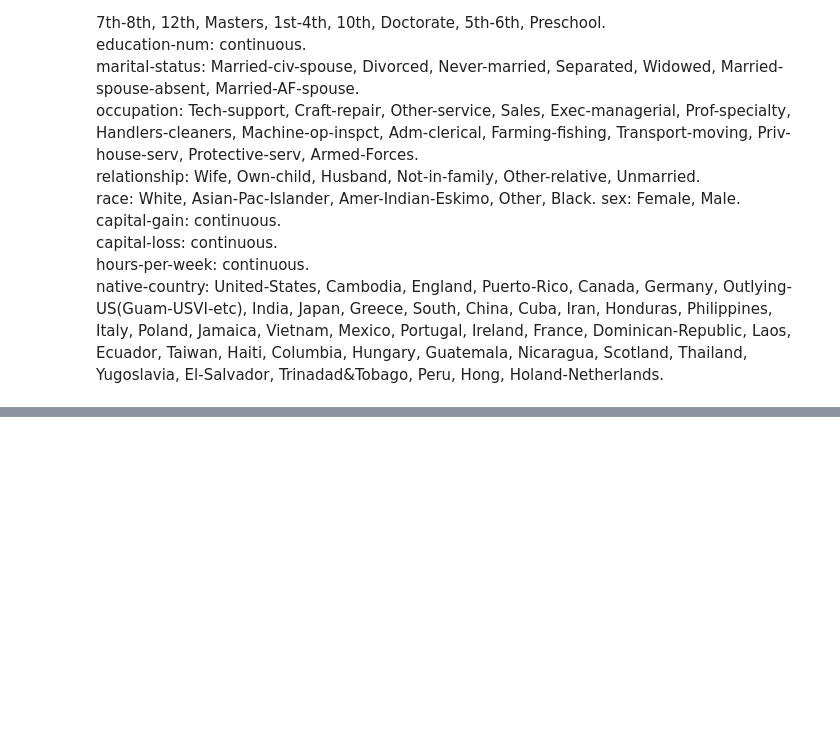
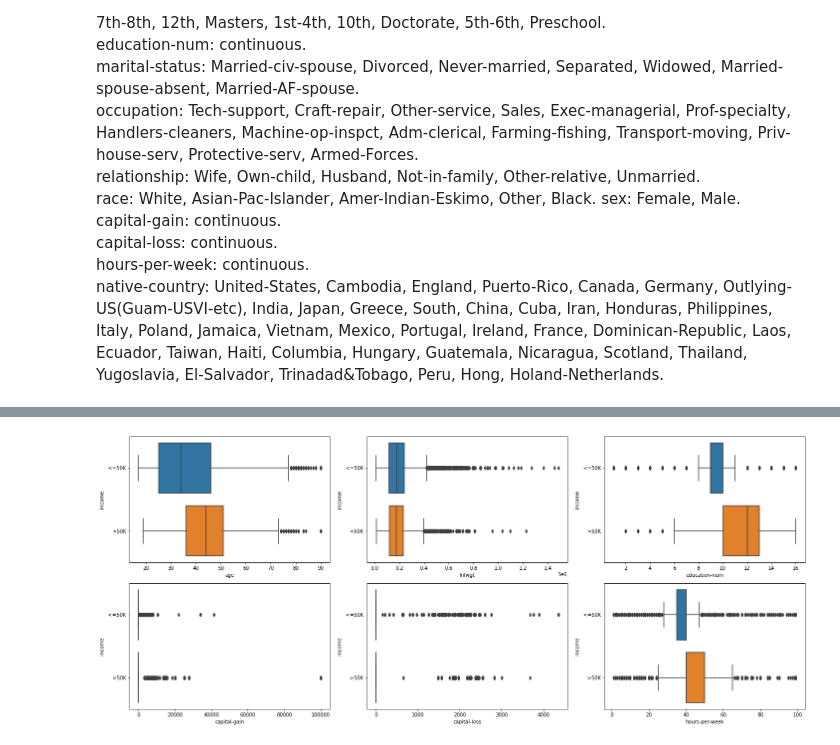
Before and after one commit to namaws/Income-analysis-and-prediction, a Jupyter notebook: Data_analysis_and_prediction.ipynb, the cells around one changed output, grey strips where cells are left out. Saved outputs shown, nothing was run; the diff lists cells and outputs as text; code cells hidden in the pictures; blank space fills up the shorter version.

```diff
--- a/Data_analysis_and_prediction.ipynb
+++ b/Data_analysis_and_prediction.ipynb
@@ -49,0 +153,4 @@ df
+# %%
+plot(df, numerous, type = 'boxplot', label='income')
+# %% [output]
+[figure, added]
```
Also changed, not shown: parts of 13 cells of this notebook.
